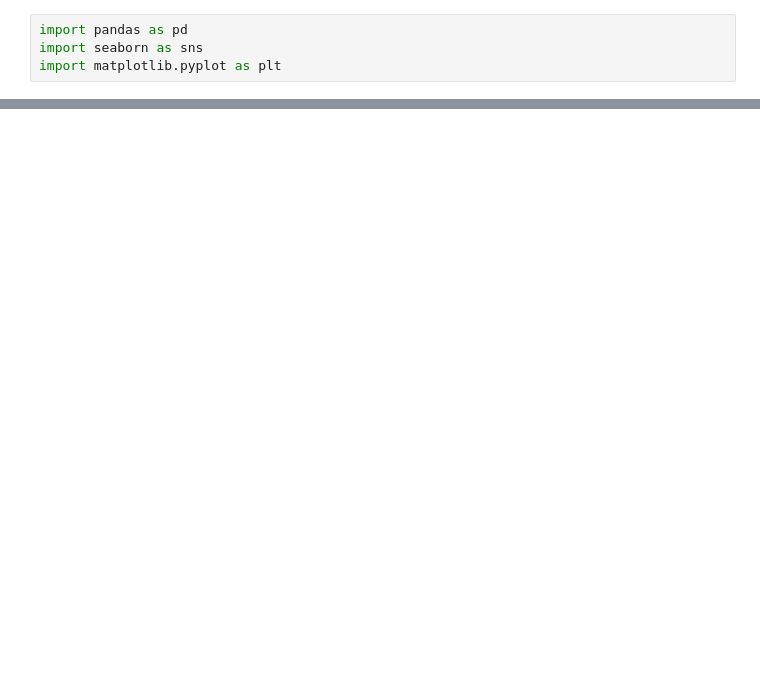
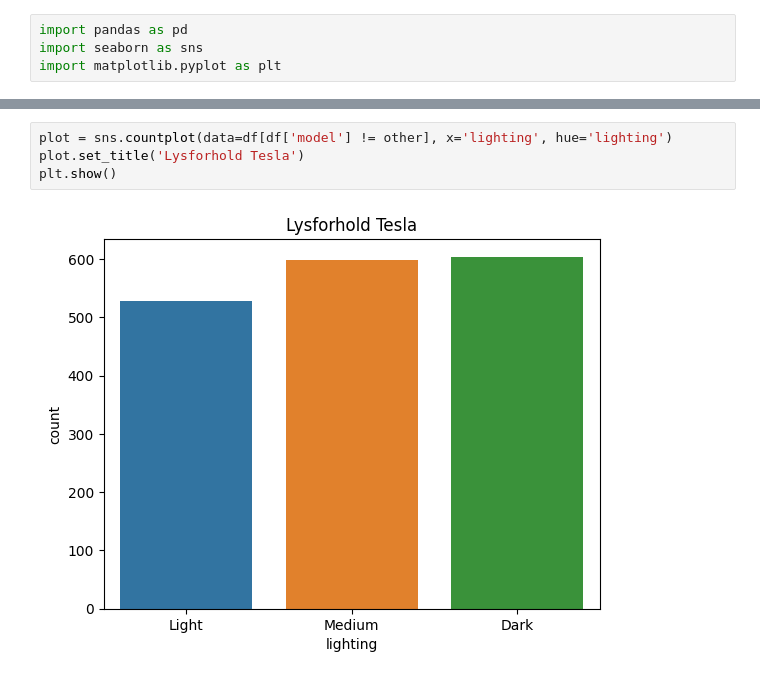
Before and after one commit to jkaste03/visual-vehicle-recognition-varying-lighting-conditions, a Jupyter notebook: notebooks/plot.ipynb, the cells around one changed output, grey strips where cells are left out. Cells and saved outputs as stored; diff of their text form; blank space fills up the shorter version.

```diff
--- a/notebooks/plot.ipynb
+++ b/notebooks/plot.ipynb
@@ -31,0 +68,6 @@ ValueError: Could not interpret value `year_x` for `x`. An entry with this name
+# %%
+plot = sns.countplot(data=df[df['model'] != other], x='lighting', hue='lighting')
+plot.set_title('Lysforhold Tesla')
+plt.show()
+# %% [output]
+[figure, added]
```
Also changed, not shown: parts of 8 cells of this notebook.
